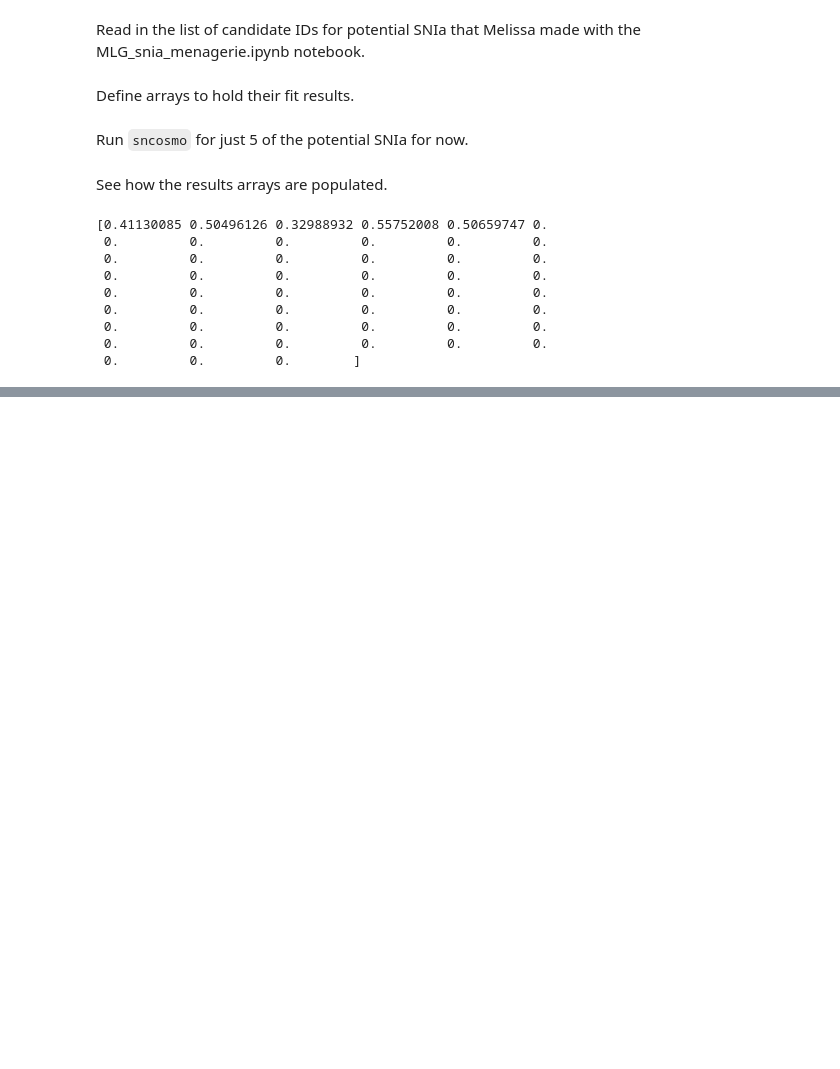
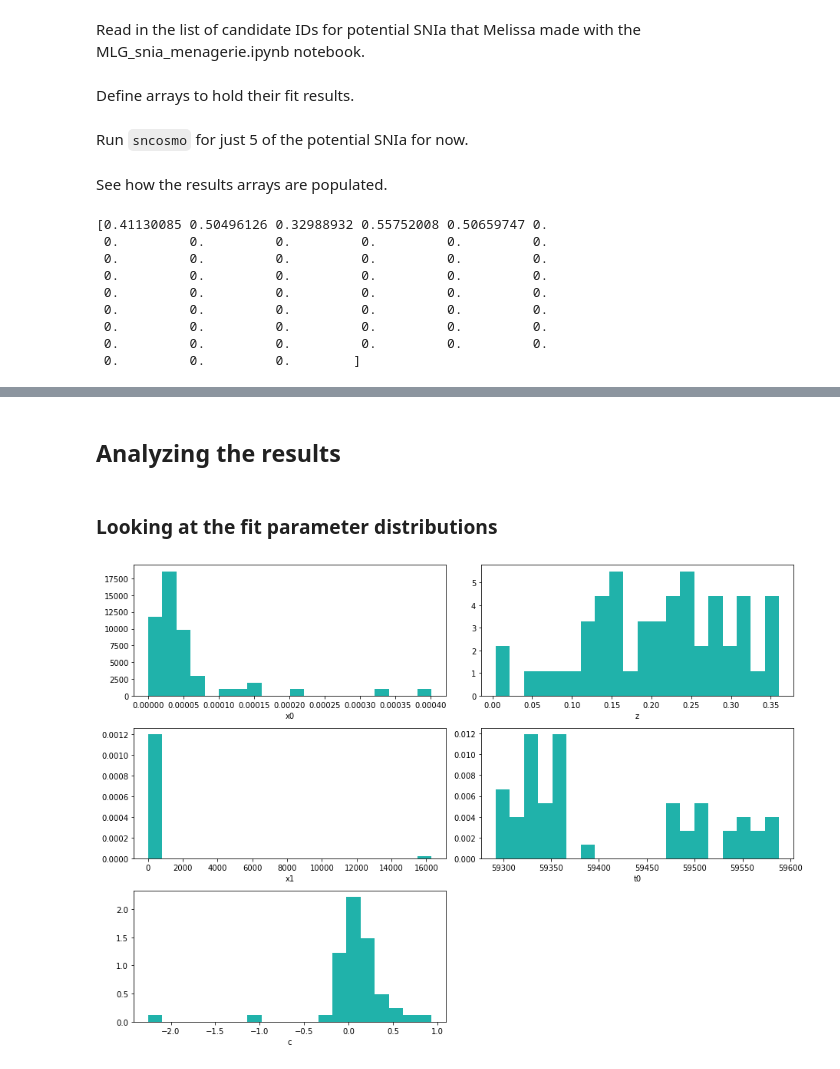
Before and after one commit to MelissaGraham/decam_ddf_tools, a Jupyter notebook: transients_science/fit_multiple_potential_snia.ipynb, the cells around one changed output, grey strips where cells are left out. Cells and saved outputs as stored; diff of their text form; code cells hidden in the pictures; blank space fills up the shorter version.

Commit message:
Practicing fitting LCs and analyzing parameters

```diff
--- a/transients_science/fit_multiple_potential_snia.ipynb
+++ b/transients_science/fit_multiple_potential_snia.ipynb
@@ -119,0 +202,2 @@ Then, explore their results. You can make plots of the distributions of values,
+# %% [markdown]
+## Analyzing the results
@@ -119,0 +206,26 @@ Then, explore their results. You can make plots of the distributions of values,
+# %% [markdown]
+### Looking at the fit parameter distributions
+# %%
+fig, ax = plt.subplots(3, 2)
+fig.set_size_inches(13, 9)
+fig.delaxes(ax[2,1])
+
+ax[0,0].hist(fit_x0, bins=20, density=True, histtype='stepfilled', color='lightseagreen')
+ax[0,0].set_xlabel('x0')
+
+ax[0,1].hist(fit_z, bins=20, density=True, histtype='stepfilled', color='lightseagreen')
+ax[0,1].set_xlabel('z')
+
+ax[1,0].hist(fit_x1, bins=20, density=True, histtype='stepfilled', color='lightseagreen')
+ax[1,0].set_xlabel('x1')
+
+ax[1,1].hist(fit_t0, bins=20, density=True, histtype='stepfilled', color='lightseagreen')
+ax[1,1].set_xlabel('t0')
+
+ax[2,0].hist(fit_c, bins=20, density=True, histtype='stepfilled', color='lightseagreen')
+ax[2,0].set_xlabel('c')
+
+fig.tight_layout()
+fig.show()
+# %% [output]
+[figure, added]
```
Also changed, not shown: parts of 56 cells of this notebook, 1 other file.
